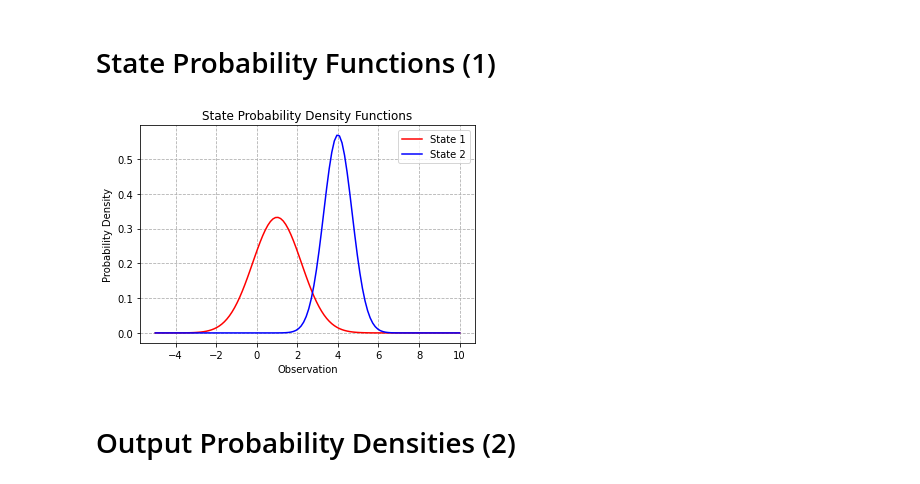
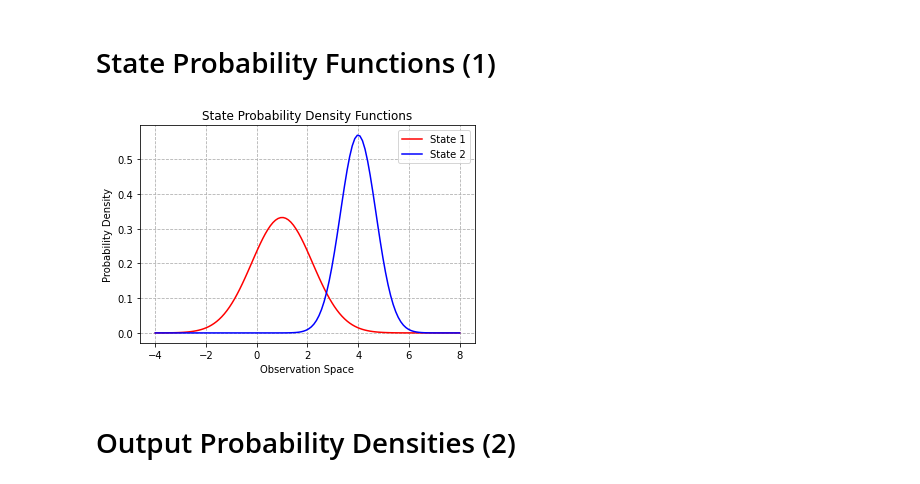
Before and after one commit to Sarsoo/markov-models, a Jupyter notebook: markov.ipynb, the cells around one changed output. Saved outputs shown, nothing was run; the diff lists cells and outputs as text; code cells hidden in the pictures.

```diff
--- a/markov.ipynb
+++ b/markov.ipynb
@@ -1,33 +1,38 @@
 # %%
+#IMPORTS AND COMMON VARIABLES
 import matplotlib.pyplot as plt
 from matplotlib import cm
 import numpy as np
+from math import sqrt
 
 from constants import *
 from maths import gaussian
 from markov import MarkovModel
+from markovlog import LogMarkovModel
+
+x = np.linspace(-4, 8, 120) # x values for figures
+x_label = "Observation Space"
+y_label = "Probability Density"
 # %% [markdown]
 State Probability Functions (1)
 ===================
 # %%
-x = np.linspace(-5, 10, 120)
-
 state_1_y = [gaussian(i, state1.mean, state1.std_dev) for i in x]
 state_2_y = [gaussian(i, state2.mean, state2.std_dev) for i in x]
 
 plt.plot(x, state_1_y, c='r', label="State 1")
 plt.plot(x, state_2_y, c='b', label="State 2")
 
 plt.legend()
 plt.title("State Probability Density Functions")
 
-plt.xlabel("Observation")
-plt.ylabel("Probability Density")
+plt.xlabel(x_label)
+plt.ylabel(y_label)
 plt.grid(linestyle="--")
 
 plt.show()
 # %% [output]
-[figure, old version]
+[figure, new version]
 # %% [markdown]
 Output Probability Densities (2)
 ==========
```
Also changed, not shown: parts of 15 cells of this notebook, 12 other files.
